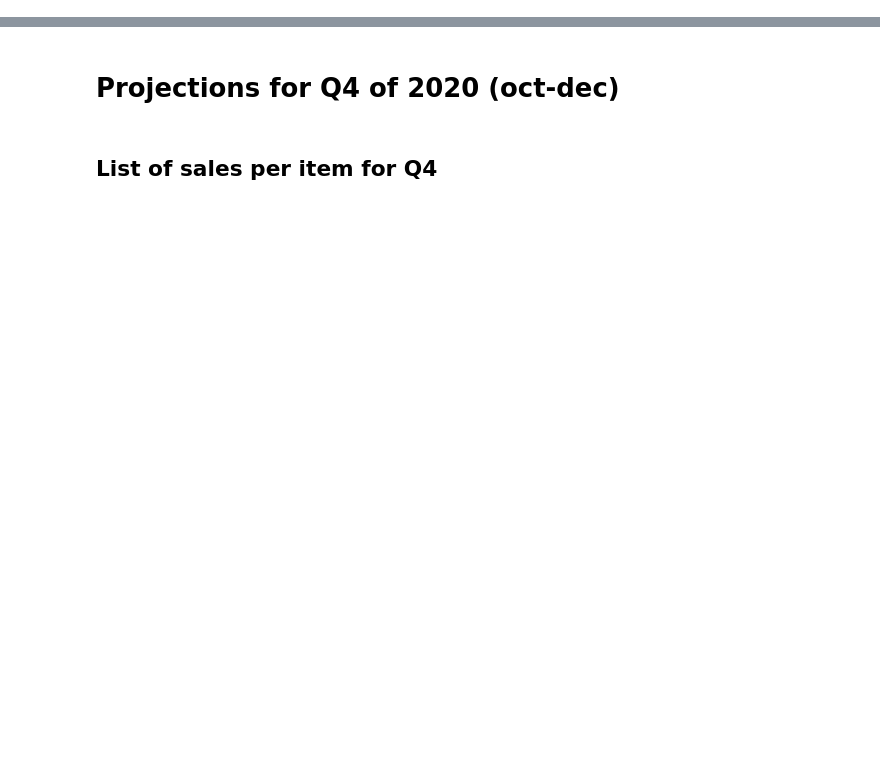
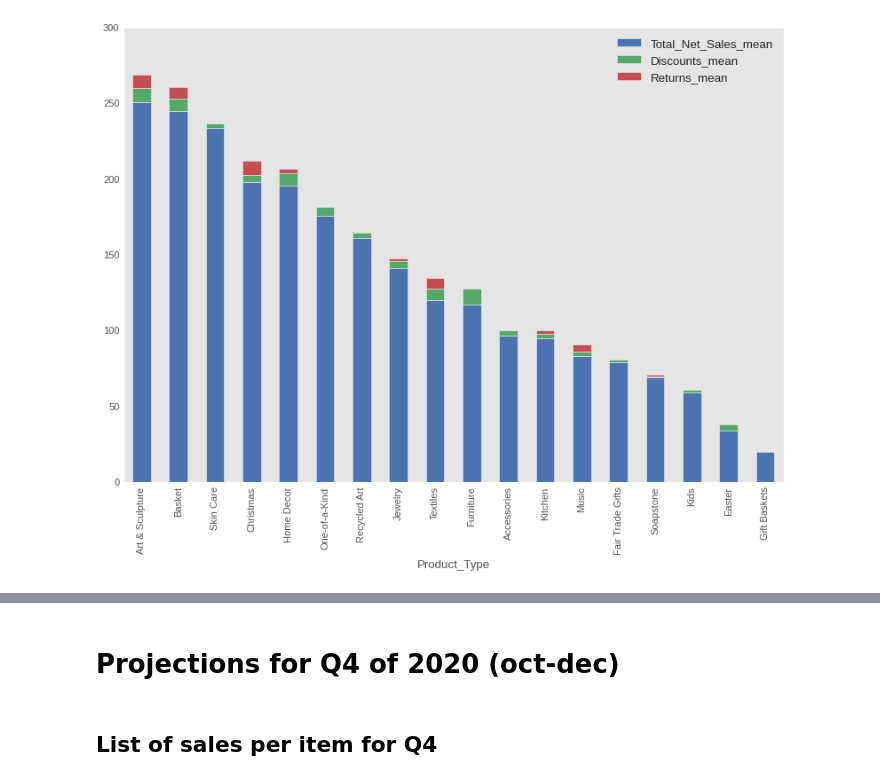
Before and after one commit to tuebolo/online_business_sales, a Jupyter notebook: analysis.ipynb, the cells around one changed output, grey strips where cells are left out. Cells and saved outputs as stored; diff of their text form; code cells hidden in the pictures; blank space fills up the shorter version.

Commit message:
create a stacked bar chart of total net sales for each product showing returns and discounts

```diff
--- a/analysis.ipynb
+++ b/analysis.ipynb
@@ -79,0 +56,22 @@ df.plot.bar(x='Product_Type', y='Total_Net_Sales')
+# %%
+# make a table with stadard deviation and standard error for total net sales
+
+# remove nans from sales dataset
+sales = sales.dropna()
+sales.isnull().values.any()
+
+# create table
+total_sales = sales.groupby('Product_Type').agg([np.mean, np.std, sp.sem])
+
+# Round all values
+total_sales = total_sales.round()
+
+# rearange columns so that total net sales is first
+cols = total_sales.columns.tolist()
+cols = cols[-3:] + cols[:-3]
+total_sales = total_sales[cols]
+
+# rearange rows from highest to lowest for total net sales
+total_sales = total_sales.sort_values([('Total_Net_Sales','mean')], ascending=False)
+
+display(total_sales)
@@ -79,0 +98,22 @@ df.plot.bar(x='Product_Type', y='Total_Net_Sales')
+# %%
+# get only the mean columns
+df = total_sales.iloc[:, total_sales.columns.get_level_values(1)=='mean']
+
+# collapse hierachical dataframe
+df.columns = ['_'.join(col).strip() for col in df.columns.values]
+
+# make product type into a data column instead of an index
+# df.reset_index(inplace=True)
+
+# make all values in table positive
+df[['Discounts_mean', 'Returns_mean']] = df[['Discounts_mean', 'Returns_mean']].abs()
+# %%
+# Remove Net quantity and gross sales
+df.drop(df.columns[[1,2]], axis = 1, inplace=True)
+# %%
+# Stacked bar chart
+df.plot(kind='bar', stacked=True)
+plt.grid(False)
+plt.show()
+# %% [output]
+[figure, added]
```
Also changed, not shown: parts of 10 cells of this notebook.
